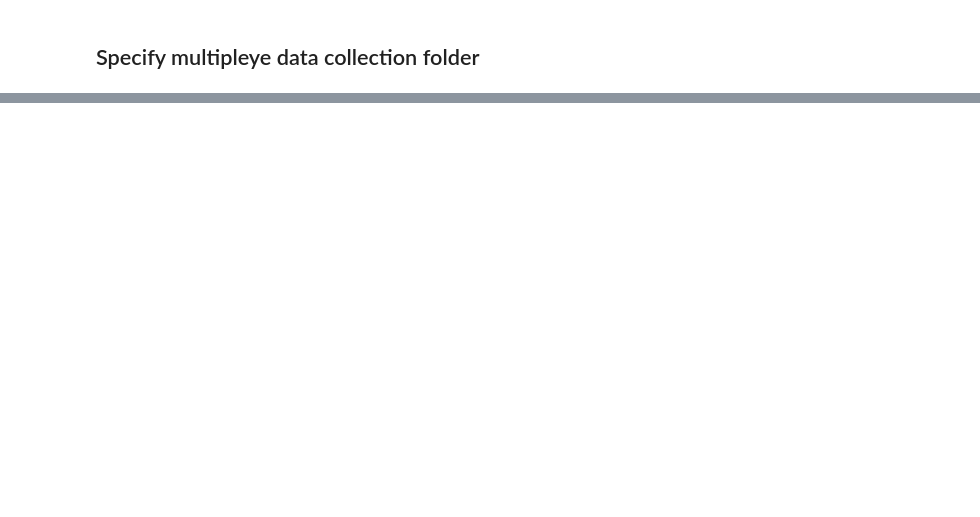
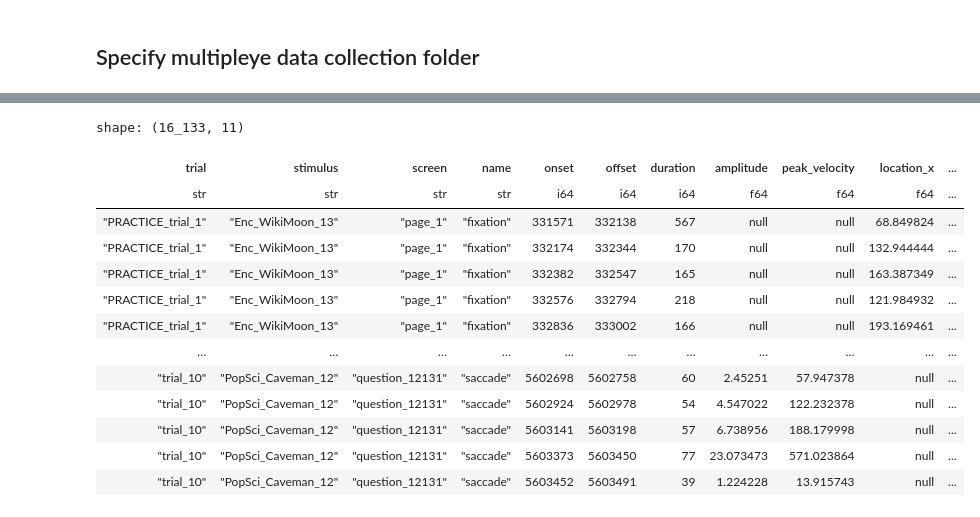
Before and after one commit to MultiplEYE-COST/multipleye-preprocessing, a Jupyter notebook: quality-report/multipleye_pEYEpline.ipynb, the cells around one changed output, grey strips where cells are left out. Cells and saved outputs as stored; diff of their text form; code cells hidden in the pictures; blank space fills up the shorter version.

```diff
--- a/quality-report/multipleye_pEYEpline.ipynb
+++ b/quality-report/multipleye_pEYEpline.ipynb
@@ -24,0 +52,3 @@ multipleye.create_gaze_frame("002_EN_US_1_ET1")
+# %%
+gaze =multipleye.get_gaze_frame("005_RU_RU_1_ET1")
+gaze._metadata
@@ -24,0 +97,17 @@ multipleye.create_gaze_frame("002_EN_US_1_ET1")
+# %%
+gaze.events.frame
+# %% [output]
+shape: (16_133, 11)
+| trial | stimulus | screen | name | onset | offset | duration | amplitude | peak_velocity | location_x | ... |
+| str | str | str | str | i64 | i64 | i64 | f64 | f64 | f64 | ... |
+| "PRACTICE_trial_1" | "Enc_WikiMoon_13" | "page_1" | "fixation" | 331571 | 332138 | 567 | null | null | 68.849824 | ... |
+| "PRACTICE_trial_1" | "Enc_WikiMoon_13" | "page_1" | "fixation" | 332174 | 332344 | 170 | null | null | 132.944444 | ... |
+| "PRACTICE_trial_1" | "Enc_WikiMoon_13" | "page_1" | "fixation" | 332382 | 332547 | 165 | null | null | 163.387349 | ... |
+| "PRACTICE_trial_1" | "Enc_WikiMoon_13" | "page_1" | "fixation" | 332576 | 332794 | 218 | null | null | 121.984932 | ... |
+| "PRACTICE_trial_1" | "Enc_WikiMoon_13" | "page_1" | "fixation" | 332836 | 333002 | 166 | null | null | 193.169461 | ... |
+| … | … | … | … | … | … | … | … | … | … | ... |
+| "trial_10" | "PopSci_Caveman_12" | "question_12131" | "saccade" | 5602698 | 5602758 | 60 | 2.45251 | 57.947378 | null | ... |
+| "trial_10" | "PopSci_Caveman_12" | "question_12131" | "saccade" | 5602924 | 5602978 | 54 | 4.547022 | 122.232378 | null | ... |
+| "trial_10" | "PopSci_Caveman_12" | "question_12131" | "saccade" | 5603141 | 5603198 | 57 | 6.738956 | 188.179998 | null | ... |
+| "trial_10" | "PopSci_Caveman_12" | "question_12131" | "saccade" | 5603373 | 5603450 | 77 | 23.073473 | 571.023864 | null | ... |
+| "trial_10" | "PopSci_Caveman_12" | "question_12131" | "saccade" | 5603452 | 5603491 | 39 | 1.224228 | 13.915743 | null | ... |
```
Also changed, not shown: parts of 24 cells of this notebook, 10 other files.
